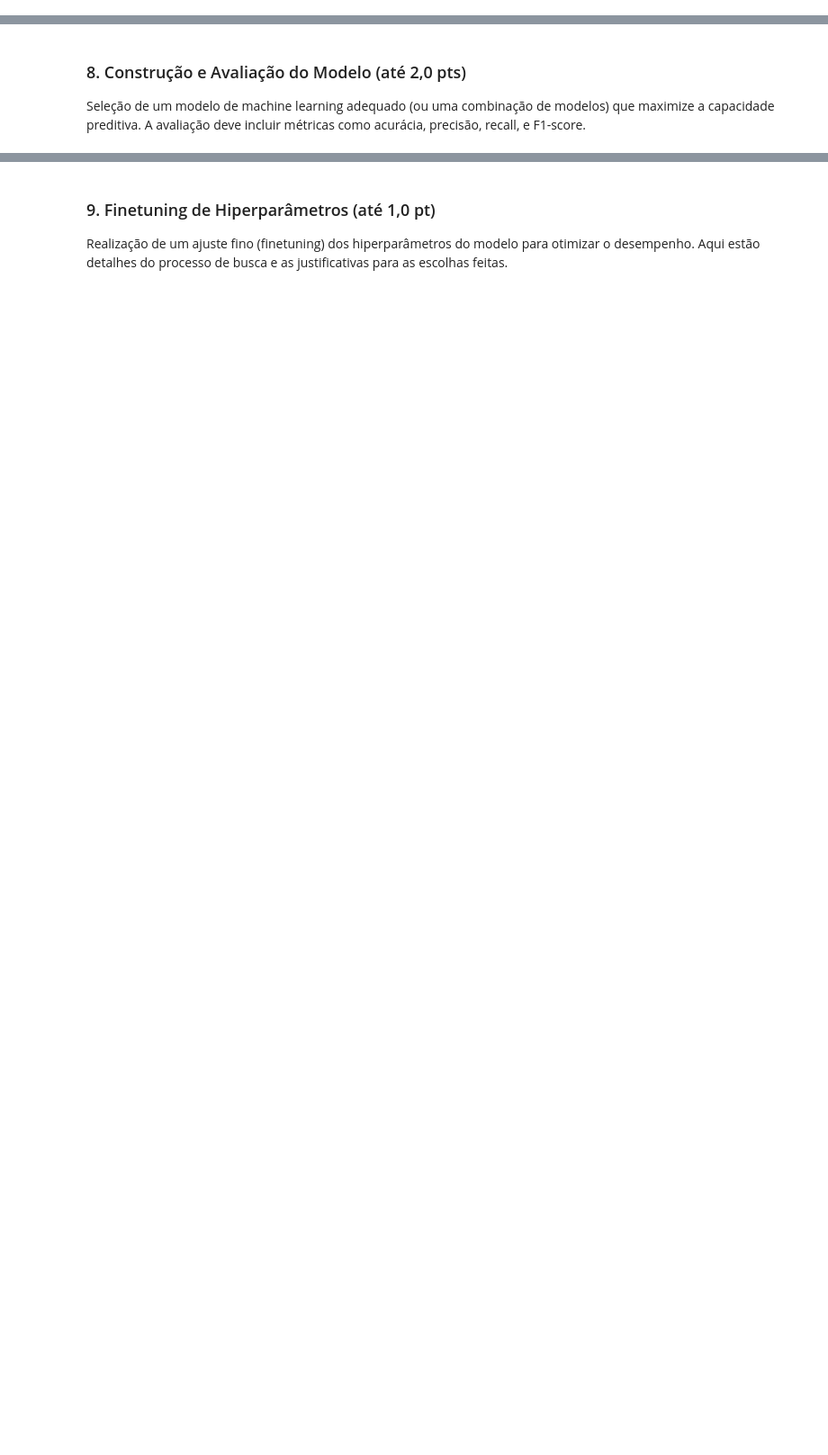
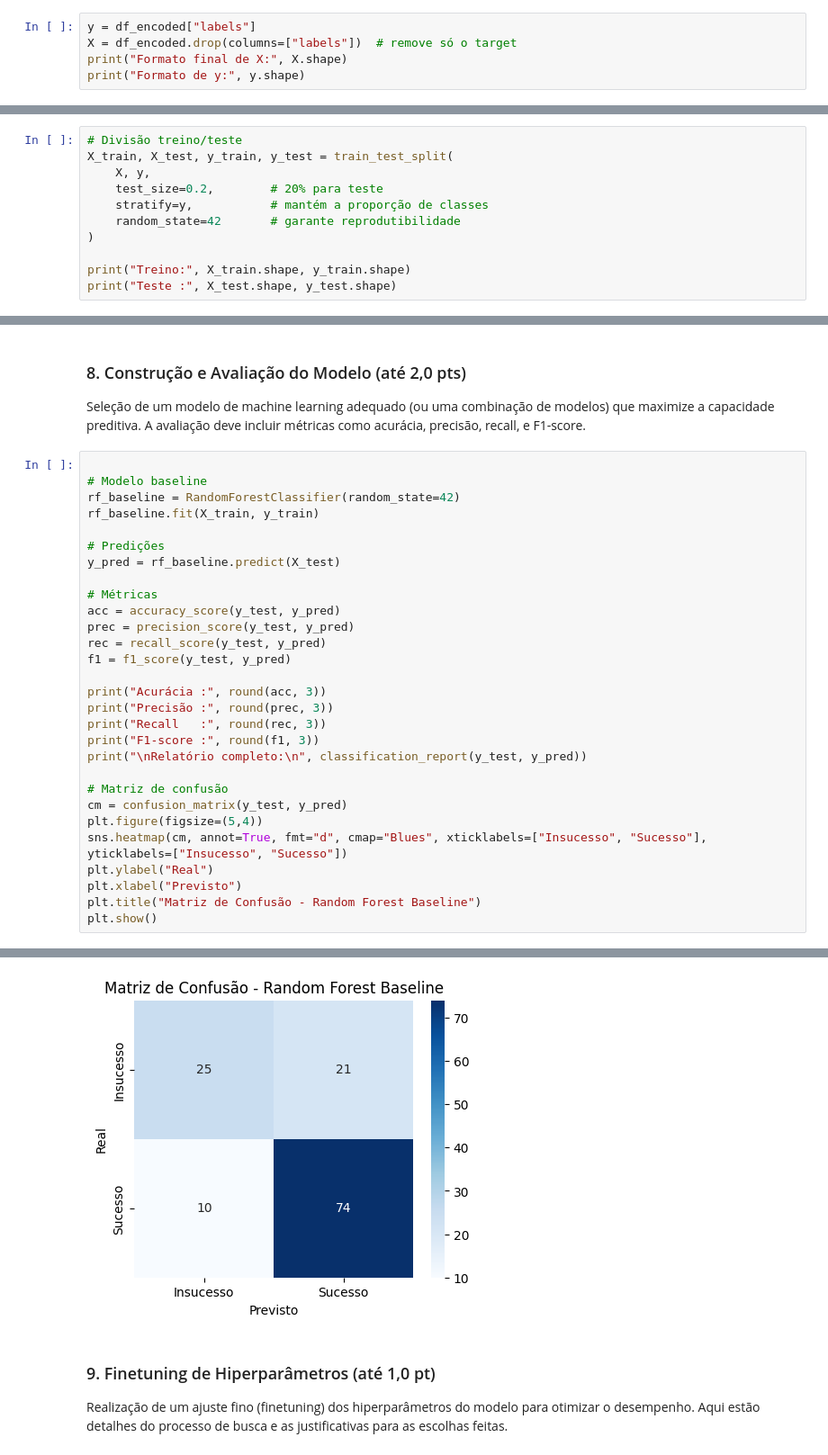
Before and after one commit to deborangueira/campeonado_kaggle_2025, a Jupyter notebook: notebooks/startup_success_predictor.ipynb, the cells around one changed output, grey strips where cells are left out. Shown at 90% size. Saved outputs shown, nothing was run; the diff lists cells and outputs as text; blank space fills up the shorter version.

Commit message:
features e modelo

```diff
--- a/notebooks/startup_success_predictor.ipynb
+++ b/notebooks/startup_success_predictor.ipynb
@@ -586,0 +592,5 @@ Escolha das features mais relevantes para o modelo com base em sua análise expl
+# %%
+y = df_encoded["labels"]
+X = df_encoded.drop(columns=["labels"])  # remove só o target
+print("Formato final de X:", X.shape)
+print("Formato de y:", y.shape)
@@ -586,0 +602,11 @@ Escolha das features mais relevantes para o modelo com base em sua análise expl
+# %%
+# Divisão treino/teste
+X_train, X_test, y_train, y_test = train_test_split(
+    X, y,
+    test_size=0.2,        # 20% para teste
+    stratify=y,           # mantém a proporção de classes
+    random_state=42       # garante reprodutibilidade
+)
+
+print("Treino:", X_train.shape, y_train.shape)
+print("Teste :", X_test.shape, y_test.shape)
@@ -588,3 +617,33 @@ Escolha das features mais relevantes para o modelo com base em sua análise expl
 ### 8. Construção e Avaliação do Modelo (até 2,0 pts)
 
 Seleção de um modelo de machine learning adequado (ou uma combinação de modelos) que maximize a capacidade preditiva. A avaliação deve incluir métricas como acurácia, precisão, recall, e F1-score.
+# %%
+
+# Modelo baseline
+rf_baseline = RandomForestClassifier(random_state=42)
+rf_baseline.fit(X_train, y_train)
+
+# Predições
+y_pred = rf_baseline.predict(X_test)
+
+# Métricas
+acc = accuracy_score(y_test, y_pred)
+prec = precision_score(y_test, y_pred)
+rec = recall_score(y_test, y_pred)
+f1 = f1_score(y_test, y_pred)
+
+print("Acurácia :", round(acc, 3))
+print("Precisão :", round(prec, 3))
+print("Recall   :", round(rec, 3))
+print("F1-score :", round(f1, 3))
+print("\nRelatório completo:\n", classification_report(y_test, y_pred))
+
+# Matriz de confusão
+cm = confusion_matrix(y_test, y_pred)
+plt.figure(figsize=(5,4))
+sns.heatmap(cm, annot=True, fmt="d", cmap="Blues", xticklabels=["Insucesso", "Sucesso"], yticklabels=["Insucesso", "Sucesso"])
+plt.ylabel("Real")
+plt.xlabel("Previsto")
+plt.title("Matriz de Confusão - Random Forest Baseline")
+plt.show()
+# %% [output]
@@ -591,3 +664,4 @@ Seleção de um modelo de machine learning adequado (ou uma combinação de mode
+[figure, added]
 # %% [markdown]
 ### 9. Finetuning de Hiperparâmetros (até 1,0 pt)
 
```
Also changed, not shown: parts of 6 cells of this notebook.
